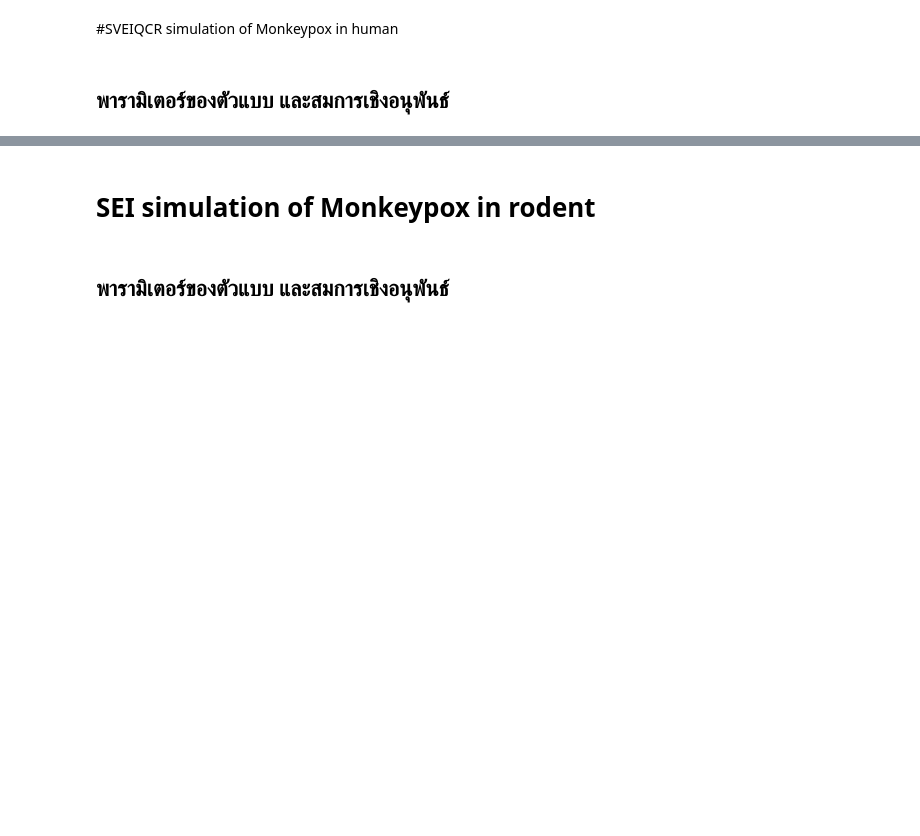
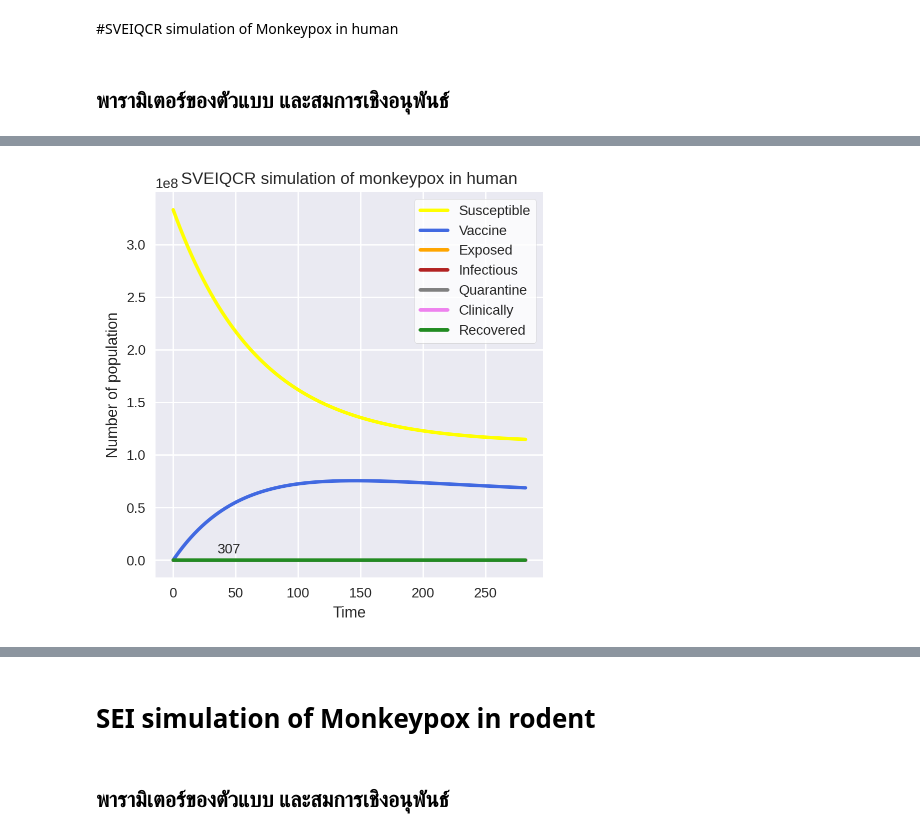
Before and after one commit to Supakornnn/data_viz_2022, a Jupyter notebook: SVEIQCR.ipynb, the cells around one changed output, grey strips where cells are left out. Saved outputs shown, nothing was run; the diff lists cells and outputs as text; code cells hidden in the pictures; blank space fills up the shorter version.

```diff
--- a/SVEIQCR.ipynb
+++ b/SVEIQCR.ipynb
@@ -32 +32,23 @@ def deriv (y, t,Nh, Lambda, Phi, Mu, Lamda, Nu, theta, Beta, delta, alpha, Tau,
     return dSdt, dVdt, dEdt, dIdt, dQdt, dCdt, dRdt
+# %%
+def deriv (y, t,Nh,Lambda, Phi, Mu, Nu, theta, Beta, delta, alpha, Tau, Rho, gamma,beta2,beta3 ): # paramerter ในตัวแบบ โดย t คือ เวลา N จำนวนประชากรมนุษย์ทั้งหมด
+    Sbar, Vbar, Ebar, Ibar, Qbar, Cbar, Rbar = y
+
+    dSbardt = (Lambda*Nh)+Phi*Qbar-Mu*Sbar-(beta2*0.002252929+beta3*0.000000060078)*Sbar-Nu*Sbar
+    dVbardt = Nu*Sbar-Mu*Vbar
+    dEbardt =((beta2*0.002252929)+(beta3*0.000000060078))*Sbar-Mu*Ebar-theta*Ebar-Beta*Ebar
+    dIbardt = theta*Ebar-delta*Ibar-Mu*Ibar-Rho*Ibar-gamma*Ibar
+    dQbardt = Beta*Ebar-delta*Qbar-Mu*Qbar-Phi*Qbar-Tau*Qbar
+    dCbardt = gamma*Ibar-delta*Cbar-Mu*Cbar-alpha*Cbar
+    dRbardt =Rho*Ibar+Tau*Qbar+alpha*Cbar-Mu*Rbar
+
+    return  dSbardt,  dVbardt,  dEbardt,  dIbardt,  dQbardt,  dCbardt,  dRbardt
+# %%
+S0 = 332863180
+V0 = 15000
+E0 = 10000
+I0 = 20
+Q0 = 8000
+C0 = 1000
+R0 = 2800
+Nh = S0+V0+E0+I0+Q0+C0+R0
@@ -102,0 +120,21 @@ simulationResult
+# %%
+# plot the simulation
+plt.figure (figsize = (5, 5)) #กำหนดขนาด
+with plt.style.context('seaborn'): # พล็อตเนื้อหา สไตล์ต่าง ๆ
+    plt.title('SVEIQCR simulation of monkeypox in human') # ชื่อกราฟ
+    plt.xlabel('Time') # แกน X
+    plt.ylabel('Number of population') # แกน Y
+    plt.plot(simulationResult['Susceptible'], c = 'yellow', linewidth = 2.5,label = 'Susceptible')
+    plt.plot(simulationResult['Vaccine'], c = 'royalblue', linewidth = 2.5,label = 'Vaccine')
+    plt.plot(simulationResult['Exposed'], c = 'orange', linewidth = 2.5, label = 'Exposed')
+    plt.plot(simulationResult['Infectious'], c = 'firebrick', linewidth = 2.5,label = 'Infectious')
+    plt.plot(simulationResult['Quarantine'], c = 'gray', linewidth = 2.5,label = 'Quarantine')
+    plt.plot(simulationResult['Clinically'], c = 'violet',linewidth = 2.5,label = 'Clinically')
+    plt.plot(simulationResult['Recovered'], c = 'forestgreen', linewidth = 2.5,label = 'Recovered')
+    plt.annotate(simulationResult['Infectious'].max(),
+                    (simulationResult['Infectious'].idxmax(), simulationResult['Infectious'].max()),
+                    textcoords = 'offset points', xytext = (5,5),ha = 'center')
+    plt.legend(frameon = True, facecolor = 'white') # โชว์เส้นกริด ทำเป็นสีขาว
+    plt.show()
+# %% [output]
+[figure, added]
```
Also changed, not shown: parts of 27 cells of this notebook.
